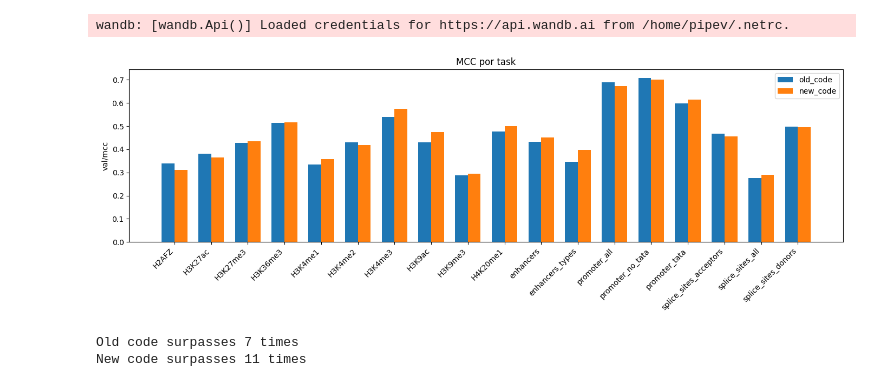
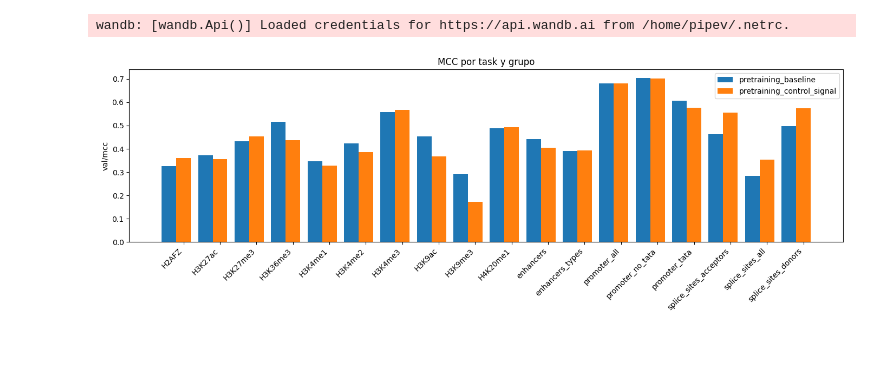
Before and after one commit to PipeVerri/Canonicalization, a Jupyter notebook: convnova/notebooks/wandb_analysis/check_canonicalization_strategies.ipynb, the cells around one changed output. Cells and saved outputs as stored; diff of their text form; code cells hidden in the pictures; blank space fills up the shorter version.

```diff
--- a/convnova/notebooks/wandb_analysis/check_canonicalization_strategies.ipynb
+++ b/convnova/notebooks/wandb_analysis/check_canonicalization_strategies.ipynb
@@ -7,7 +7,7 @@ wandb: [wandb.Api()] Loaded credentials for https://api.wandb.ai from /home/pipe
 # %%
 runs = api.runs("pipe-verri-gh/Canonicalization", filters={
     "jobType": "finetuning",
-    "group": "pretraining_baseline"
+    "group": {"$ne": None}
 })
 # %%
 df = pd.DataFrame([
@@ -15,6 +15,7 @@ df = pd.DataFrame([
         "name": run.name,
         "id": run.id,
         "tags": run.tags,
+        "group": run.group,
         "downstream_task": run.config.get("dataset", {}).get("dataset_name"),
     }
     for run in runs
@@ -25,42 +23,29 @@ new = df[df["tags"].apply(lambda t: "old_code" not in t)]
-# %%
-import matplotlib.pyplot as plt
-import numpy as np
-
-# Alinear por task (asumiendo que tenés una columna "task")
-tasks = sorted(df["downstream_task"].unique())
-old_vals = [old[old["downstream_task"] == t]["val/mcc"].values[0] for t in tasks]
-new_vals = [new[new["downstream_task"] == t]["val/mcc"].values[0] for t in tasks]
-
-# Plot
-x = np.arange(len(tasks))
-width = 0.35
-
-fig, ax = plt.subplots(figsize=(14, 5))
-ax.bar(x - width/2, old_vals, width, label="old_code")
-ax.bar(x + width/2, new_vals, width, label="new_code")
-
-ax.set_xticks(x)
-ax.set_xticklabels(tasks, rotation=45, ha="right")
-ax.set_ylabel("val/mcc")
-ax.set_title("MCC por task")
-ax.legend()
-
-plt.tight_layout()
-plt.show()
-# %% [output]
-[figure, removed]
-# %%
-old_wins = 0
-new_wins = 0
-
-for old_val, new_val in zip(old_vals, new_vals):
-    if old_val > new_val:
-        old_wins += 1
-    else:
-        new_wins += 1
-
-print(f"Old code surpasses {old_wins} times")
-print(f"New code surpasses {new_wins} times")
-# %% [output]
-Old code surpasses 7 times
-New code surpasses 11 times
+# %%
+import matplotlib.pyplot as plt
+import numpy as np
+
+groups = sorted(df["group"].dropna().unique())
+tasks = sorted(df["downstream_task"].dropna().unique())
+
+x = np.arange(len(tasks))
+width = 0.8 / len(groups)
+
+fig, ax = plt.subplots(figsize=(14, 5))
+
+for i, group in enumerate(groups):
+    vals = [
+        df[(df["group"] == group) & (df["downstream_task"] == t)]["val/mcc"].mean()
+        for t in tasks
+    ]
+    ax.bar(x + i * width - width * len(groups) / 2, vals, width, label=group)
+
+ax.set_xticks(x)
+ax.set_xticklabels(tasks, rotation=45, ha="right")
+ax.set_ylabel("val/mcc")
+ax.set_title("MCC por task y grupo")
+ax.legend()
+
+plt.tight_layout()
+plt.show()
+# %% [output]
+[figure, added]
```
Also changed, not shown: parts of 1 cell of this notebook, 9 other files.
